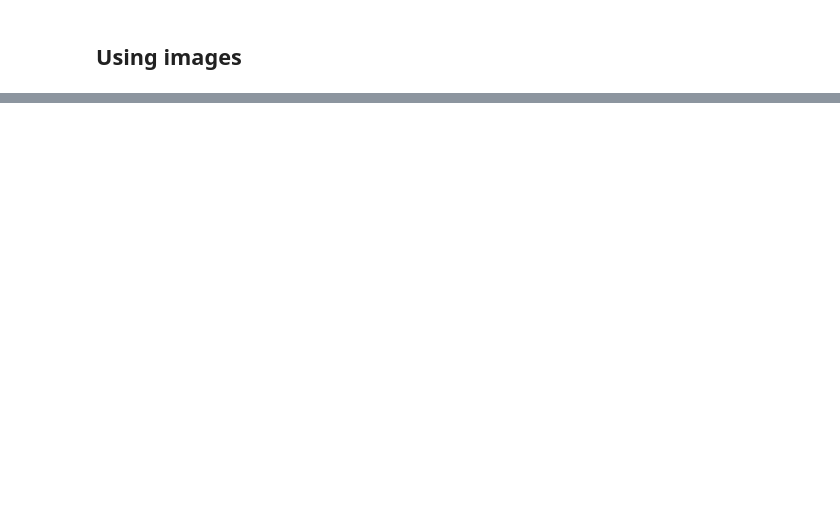
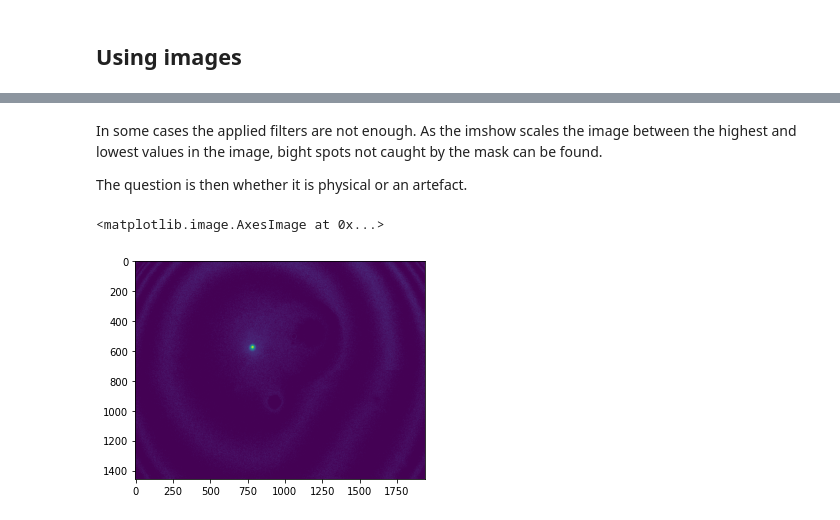
Before and after one commit to WolframAlp/williams_experiments_and_data_processing, a Jupyter notebook: max_electron_energy_analysis.ipynb, the cells around one changed output, grey strips where cells are left out. Cells and saved outputs as stored; diff of their text form; code cells hidden in the pictures; blank space fills up the shorter version.

```diff
--- a/max_electron_energy_analysis.ipynb
+++ b/max_electron_energy_analysis.ipynb
@@ -84,0 +174,9 @@ Averaged images saved to folder:  E:\EmissionEnergy_Data\ThressholdExtraction\im
+# %% [markdown]
+In some cases the applied filters are not enough. As the imshow scales the image between the highest and lowest values in the image, bight spots not caught by the mask can be found.
+
+The question is then whether it is physical or an artefact.
+# %%
+plt.imshow(fronts[list(fronts)[0]].data)
+# %% [output]
+<matplotlib.image.AxesImage at 0x...>
+[figure, added]
```
Also changed, not shown: parts of 31 cells of this notebook, 3 other files.
